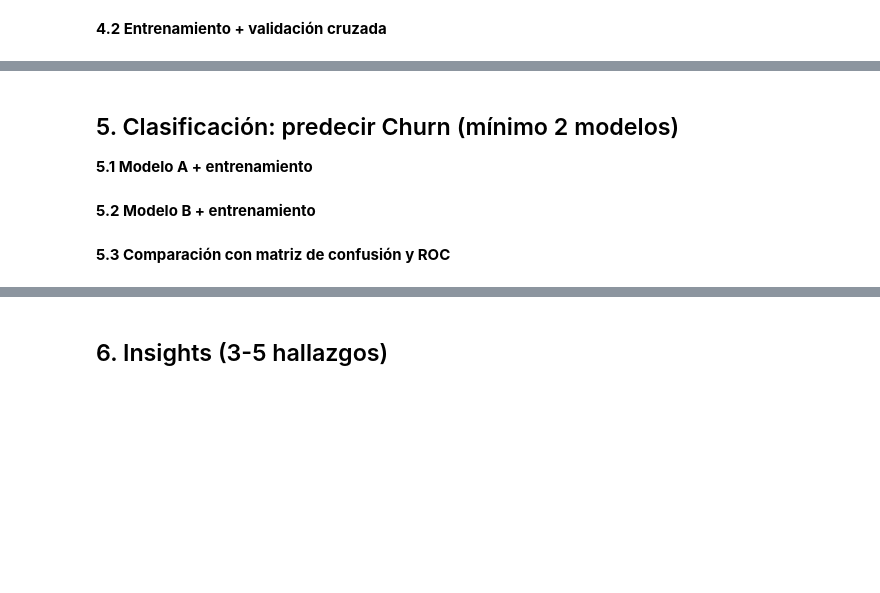
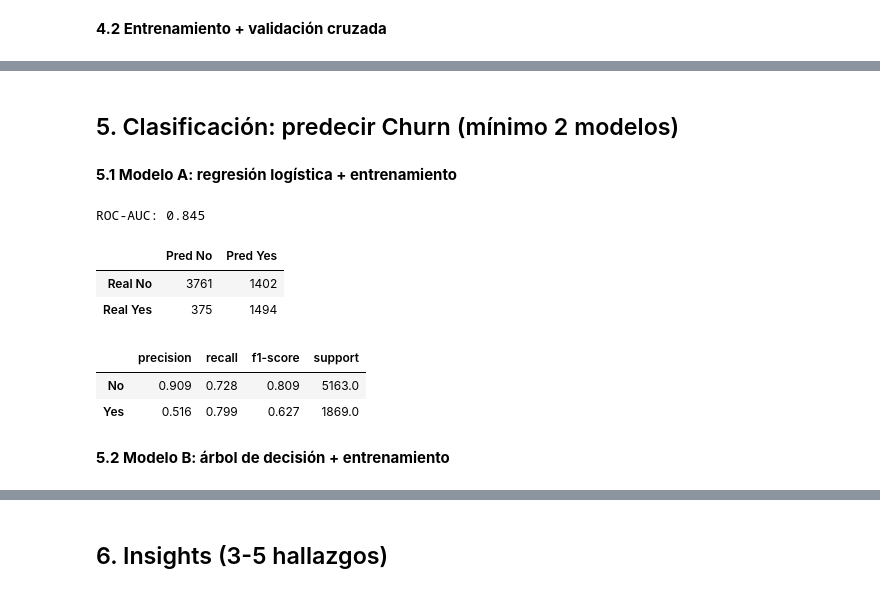
Before and after one commit to Esparrago23/Regresi-n-y-Clasificaci-n-sobre-Telco-Churn, a Jupyter notebook: notebook.ipynb, the cells around one changed output, grey strips where cells are left out. Cells and saved outputs as stored; diff of their text form; code cells hidden in the pictures; blank space fills up the shorter version.

```diff
--- a/notebook.ipynb
+++ b/notebook.ipynb
@@ -285,3 +401,2 @@ preprocessor_clf = ColumnTransformer(
 # %% [markdown]
 ## 5. Clasificación: predecir Churn (mínimo 2 modelos)
-**5.1 Modelo A + entrenamiento**
@@ -288,4 +446,31 @@ preprocessor_clf = ColumnTransformer(
 # %% [markdown]
-**5.2 Modelo B + entrenamiento**
+**5.1 Modelo A: regresión logística + entrenamiento**
+# %%
+logistic_pipeline = Pipeline(
+    steps=[
+        ("preprocessor", preprocessor_clf),
+        ("model", LogisticRegression(max_iter=1000, class_weight="balanced", random_state=42))
+    ]
+)
+
+logistic_results = evaluate_classifier_cv(
+    "Regresion logistica",
+    logistic_pipeline,
+    X_clf,
+    y_clf,
+    clf_cv
+)
+
+print(f"ROC-AUC regresion logistica: {logistic_results['roc_auc']:.3f}")
+display(logistic_results["confusion_matrix"])
+display(logistic_results["classification_report"].round(3))
+# %% [output]
+ROC-AUC: 0.845
+|  | Pred No | Pred Yes |
+| Real No | 3761 | 1402 |
+| Real Yes | 375 | 1494 |
+|  | precision | recall | f1-score | support |
+| No | 0.909 | 0.728 | 0.809 | 5163.0 |
+| Yes | 0.516 | 0.799 | 0.627 | 1869.0 |
 # %% [markdown]
-**5.3 Comparación con matriz de confusión y ROC**
+**5.2 Modelo B: árbol de decisión + entrenamiento**
```
Also changed, not shown: parts of 14 cells of this notebook, 1 other file.
